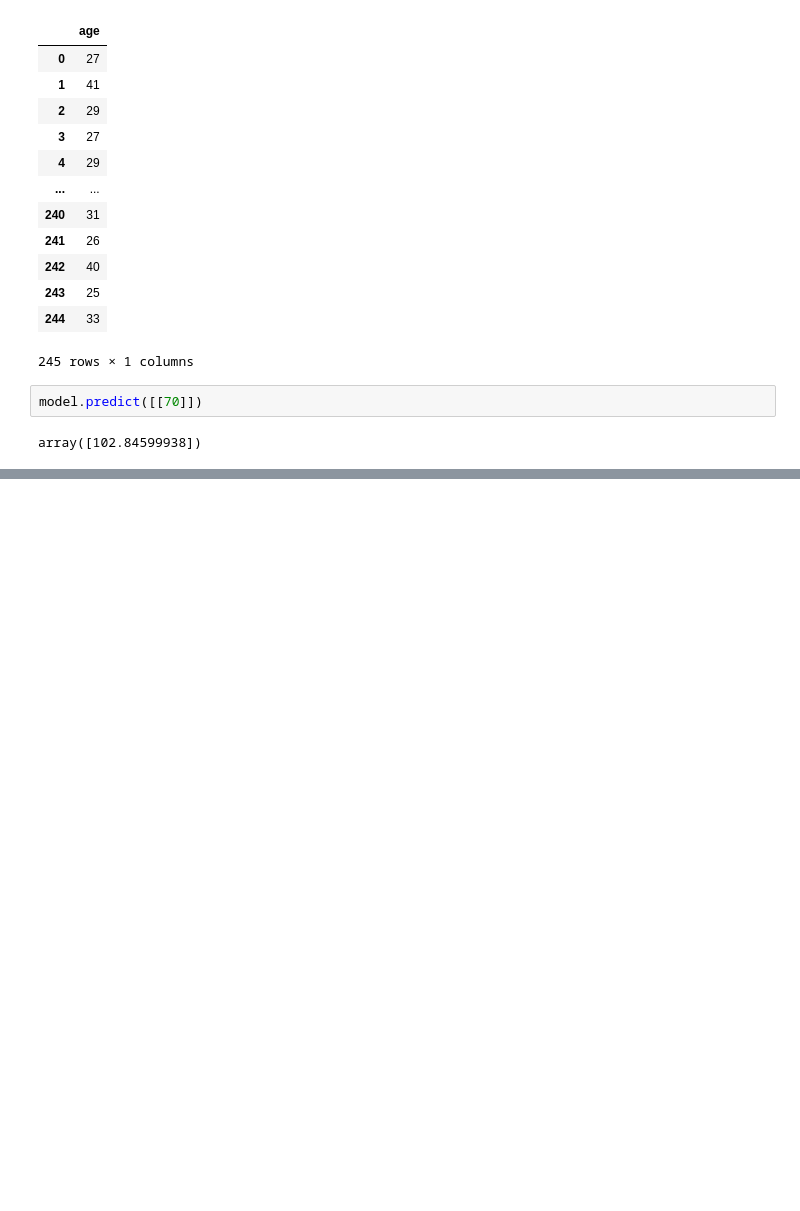
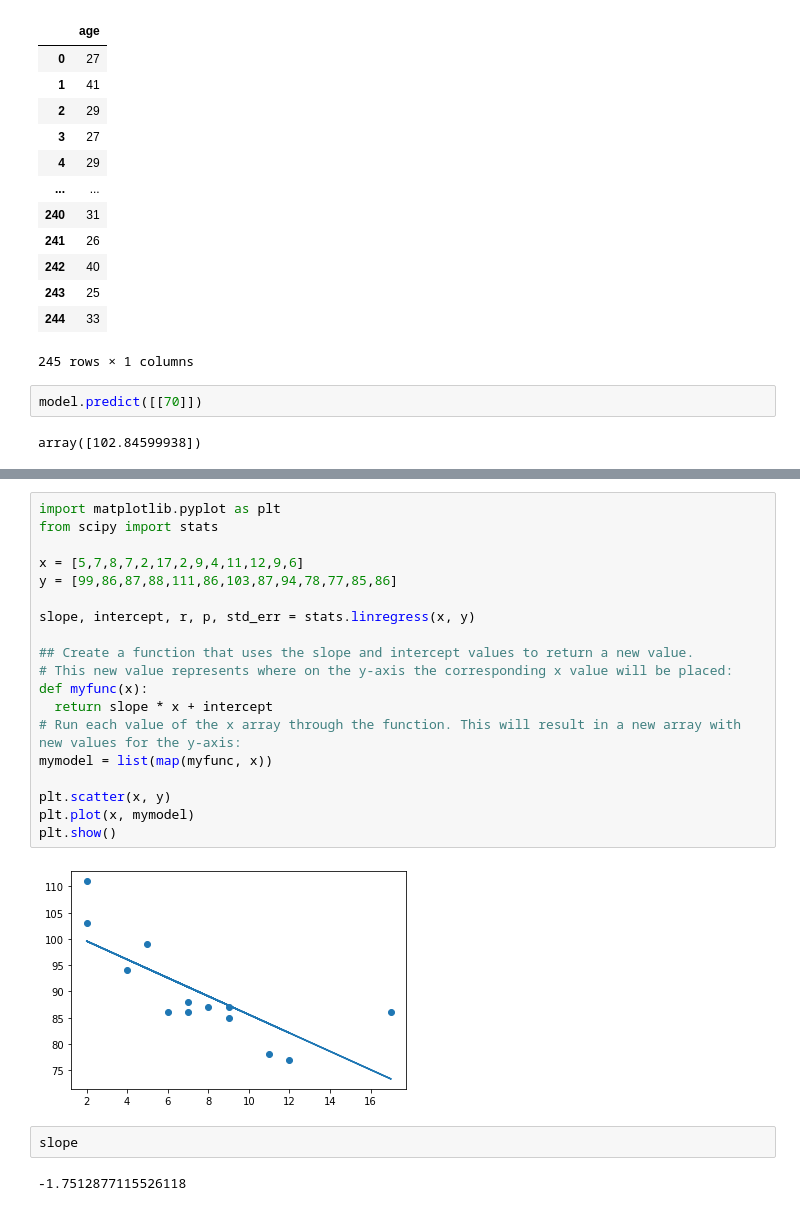
Before and after one commit to ruhanahmad/DataScience, a Jupyter notebook: MachineLearning/Supervised Classification types/Linear_regression/Linear Regression.ipynb, the cells around one changed output, grey strips where cells are left out. Drawn from its saved outputs; the diff is of its cells as text; blank space fills up the shorter version.

```diff
--- a/MachineLearning/Linear Regression.ipynb
+++ b/MachineLearning/Supervised Classification types/Linear_regression/Linear Regression.ipynb
@@ -209,0 +265,25 @@ array([102.84599938])
+# %%
+import matplotlib.pyplot as plt
+from scipy import stats
+
+x = [5,7,8,7,2,17,2,9,4,11,12,9,6]
+y = [99,86,87,88,111,86,103,87,94,78,77,85,86]
+
+slope, intercept, r, p, std_err = stats.linregress(x, y)
+
+## Create a function that uses the slope and intercept values to return a new value.
+# This new value represents where on the y-axis the corresponding x value will be placed:
+def myfunc(x):
+  return slope * x + intercept
+# Run each value of the x array through the function. This will result in a new array with new values for the y-axis:
+mymodel = list(map(myfunc, x))
+
+plt.scatter(x, y)
+plt.plot(x, mymodel)
+plt.show()
+# %% [output]
+[figure, added]
+# %%
+slope
+# %% [output]
+-1.7512877115526118
```
Also changed, not shown: parts of 15 cells of this notebook, 3 other files.
